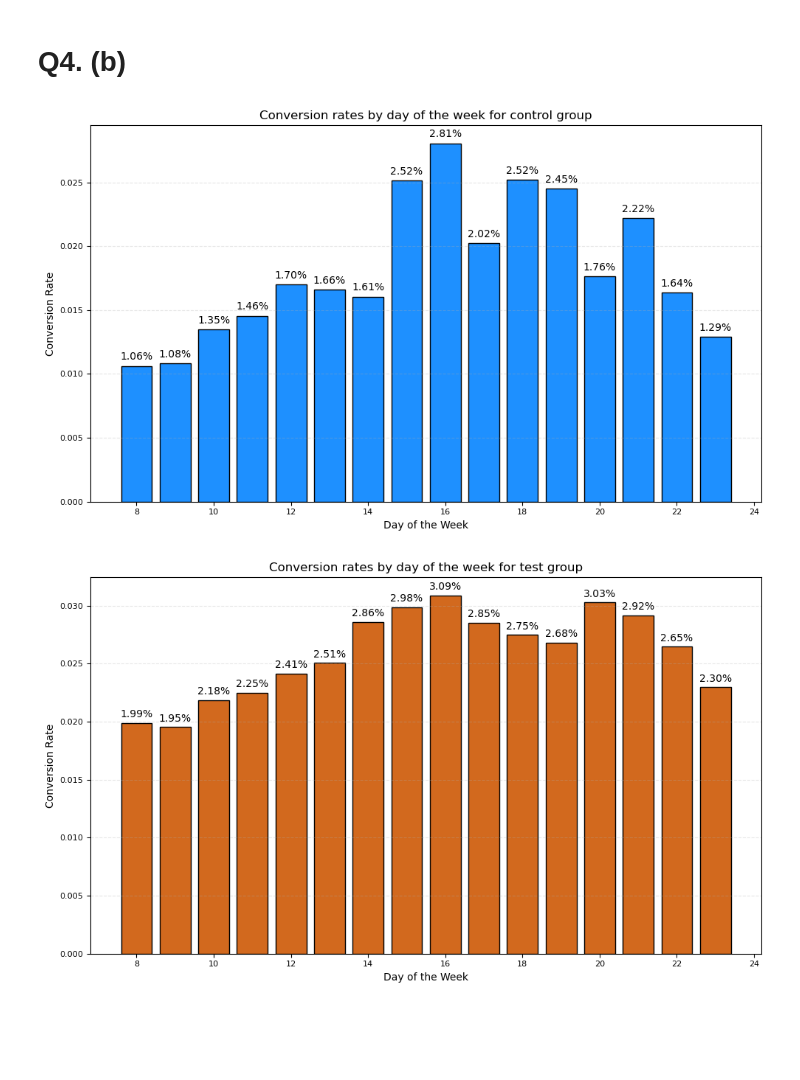
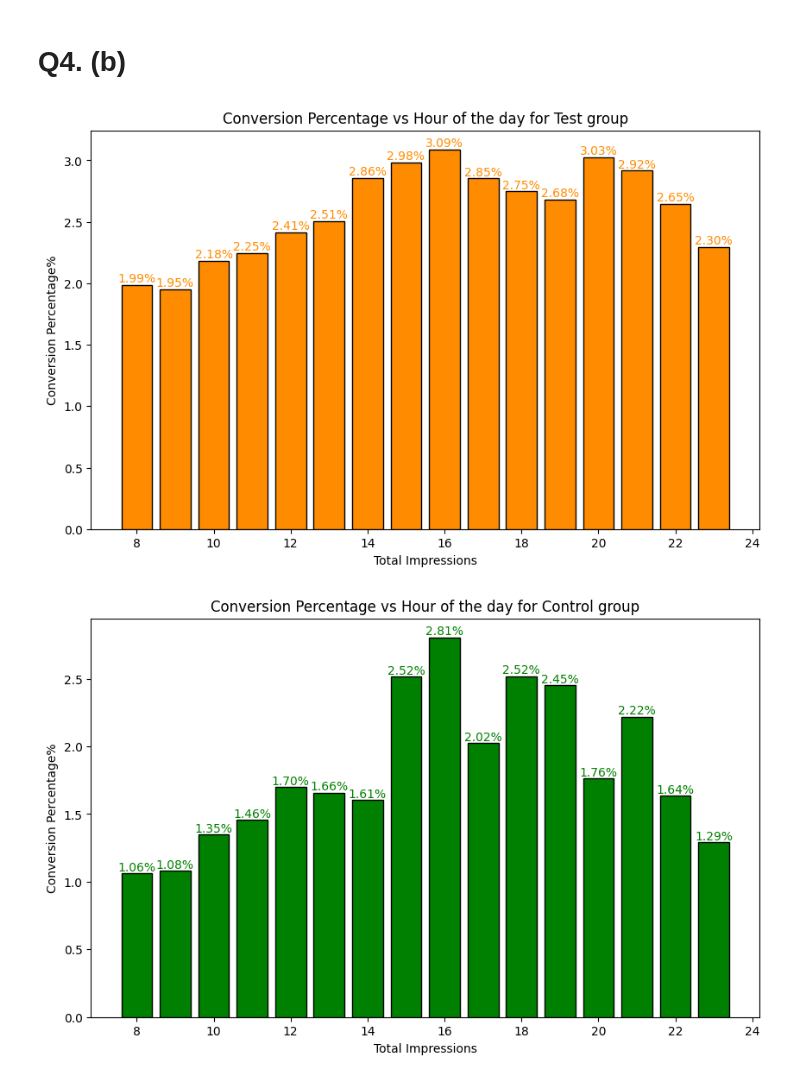
Before and after one commit to akshat-karwa/MGT_FP, a Jupyter notebook: final_code.ipynb, the cells around one changed output. Saved outputs shown, nothing was run; the diff lists cells and outputs as text; code cells hidden in the pictures; blank space fills up the shorter version.

```diff
--- a/final_code.ipynb
+++ b/final_code.ipynb
@@ -213,14 +187,12 @@ plot_q4(test_group.copy(), 'test', day_col, 'olivedrab')
 # %% [markdown]
 # Q4. (b)
-# %%
-# exclude hours btw midnight and 8 AM
-def filter_df(data, hour_col):
-    df = data[data[hour_col].between(8, 23, inclusive="both")]
-    return df
-
-hour_col = 'mode_impr_hour'
-plot_q4(filter_df(control_group.copy(), hour_col), 'control', hour_col, 'dodgerblue')
-plot_q4(filter_df(test_group.copy(), hour_col), 'test', hour_col, 'chocolate')
-# %% [output]
-[figure, removed]
-[figure, removed]
+# %%
+filter_hours = test_group[test_group["mode_impr_hour"] >= 8]
+compute_graphs_Q4(filter_hours, "mode_impr_hour", "Test", "darkorange", "Hour of the day")
+# %% [output]
+[figure, added]
+# %%
+filter_hours_control = control_group[control_group["mode_impr_hour"] >= 8]
+compute_graphs_Q4(filter_hours_control, "mode_impr_hour", "Control", "green", "Hour of the day")
+# %% [output]
+[figure, added]
```
Also changed, not shown: parts of 15 cells of this notebook, 1 other file.
